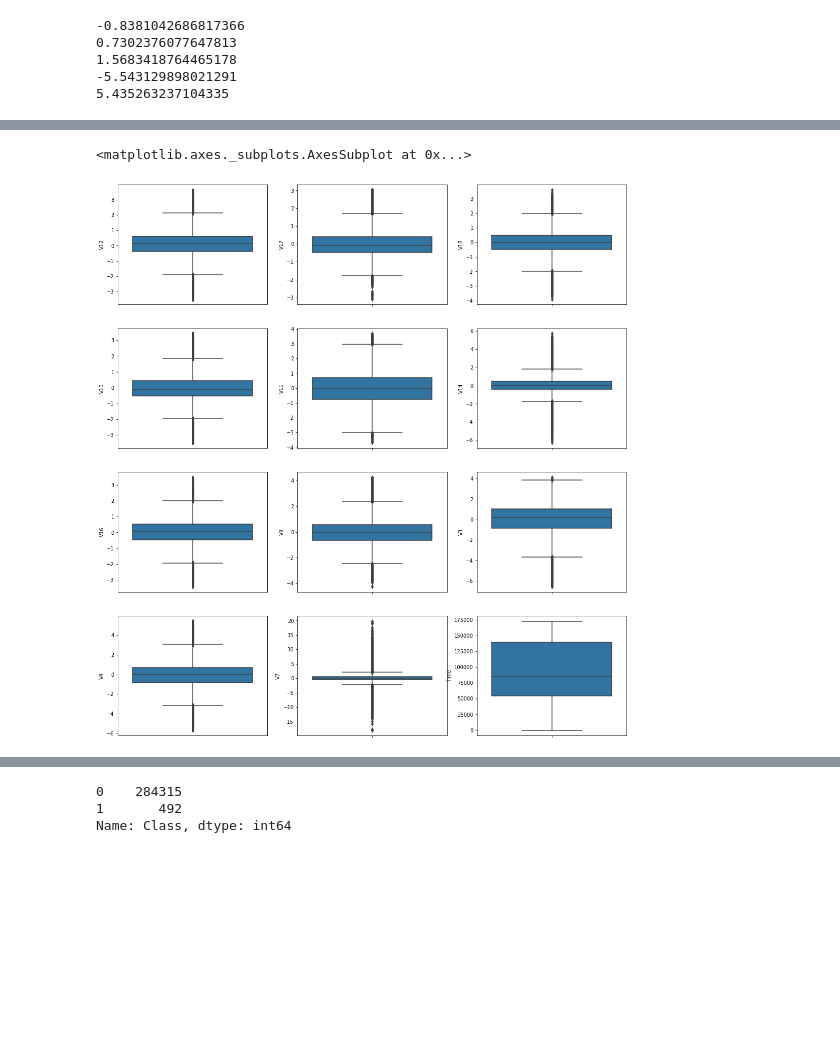
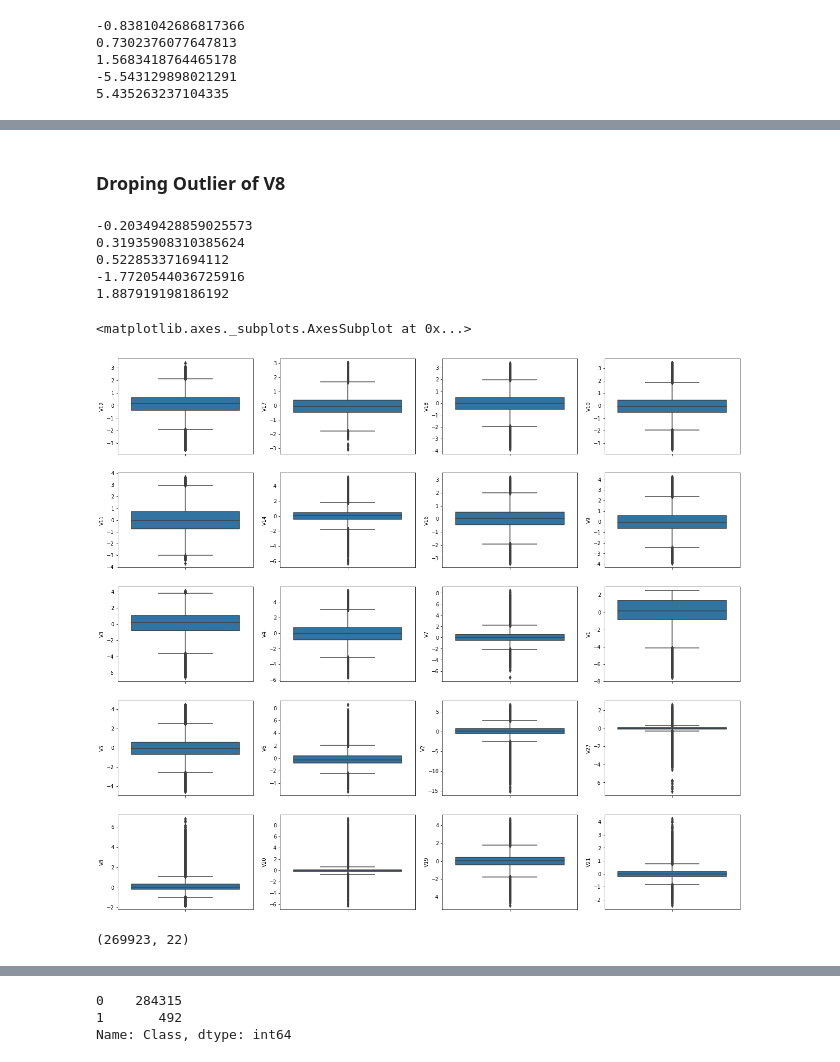
Before and after one commit to Learnlearningplatform/Credit_Card_Fraud_Detection, a Jupyter notebook: Updated_fraud_dect.ipynb, the cells around one changed output, grey strips where cells are left out. Saved outputs shown, nothing was run; the diff lists cells and outputs as text; code cells hidden in the pictures; blank space fills up the shorter version.

```diff
--- a/Updated_fraud_dect.ipynb
+++ b/Updated_fraud_dect.ipynb
@@ -414,20 +444,56 @@ df1.shape
+# %%
+df1.drop(df1[df1['V5']<lb].index,axis=0,inplace=True)
+# %%
+df1.drop(df1[df1['V5']>ub].index,axis=0,inplace=True)
+# %% [markdown]
+### Droping Outlier of V8
+# %%
+quantile1, quantile3= np.percentile(df1['V8'],[25,75])
+print(quantile1)
+print(quantile3)
+iqr=quantile3-quantile1
+print(iqr)
+lb=quantile1-(3*iqr)
+ub=quantile3+(3*iqr)
+print(lb)
+print(ub)
+# %% [output]
+-0.20349428859025573
+0.31935908310385624
+0.522853371694112
+-1.7720544036725916
+1.887919198186192
+# %%
+df1.drop(df1[df1['V8']<lb].index,axis=0,inplace=True)
 # %%
-fig,ax=plt.subplots(nrows=4,ncols=3,figsize=(18,20))
+fig,ax=plt.subplots(nrows=5,ncols=4,figsize=(22,20))
 sns.boxplot(data=df1,y='V12',ax=ax[0][0])
 sns.boxplot(data=df1,y='V17',ax=ax[0][1])
 sns.boxplot(data=df1,y='V18',ax=ax[0][2])
-sns.boxplot(data=df1,y='V10',ax=ax[1][0])
-sns.boxplot(data=df1,y='V11',ax=ax[1][1])
-sns.boxplot(data=df1,y='V14',ax=ax[1][2])
-sns.boxplot(data=df1,y='V16',ax=ax[2][0])
-sns.boxplot(data=df1,y='V9',ax=ax[2][1])
-sns.boxplot(data=df1,y='V3',ax=ax[2][2])
-sns.boxplot(data=df1,y='V4',ax=ax[3][0])
-sns.boxplot(data=df1,y='V7',ax=ax[3][1])
-sns.boxplot(data=df1,y='Time',ax=ax[3][2])
+sns.boxplot(data=df1,y='V10',ax=ax[0][3])
+sns.boxplot(data=df1,y='V11',ax=ax[1][0])
+sns.boxplot(data=df1,y='V14',ax=ax[1][1])
+sns.boxplot(data=df1,y='V16',ax=ax[1][2])
+sns.boxplot(data=df1,y='V9',ax=ax[1][3])
+sns.boxplot(data=df1,y='V3',ax=ax[2][0])
+sns.boxplot(data=df1,y='V4',ax=ax[2][1])
+sns.boxplot(data=df1,y='V7',ax=ax[2][2])
+sns.boxplot(data=df1,y='V1',ax=ax[2][3])
+sns.boxplot(data=df1,y='V5',ax=ax[3][0])
+sns.boxplot(data=df1,y='V6',ax=ax[3][1])
+sns.boxplot(data=df1,y='V2',ax=ax[3][2])
+sns.boxplot(data=df1,y='V27',ax=ax[3][3])
+sns.boxplot(data=df1,y='V8',ax=ax[4][0])
+sns.boxplot(data=df1,y='V20',ax=ax[4][1])
+sns.boxplot(data=df1,y='V19',ax=ax[4][2])
+sns.boxplot(data=df1,y='V21',ax=ax[4][3])
 # %% [output]
 <matplotlib.axes._subplots.AxesSubplot at 0x...>
-[figure, old version]
+[figure, new version]
+# %%
+df1.shape
+# %% [output]
+(269923, 22)
 # %%
 df1['Class'].value_counts()
 # %% [output]
```
Also changed, not shown: parts of 54 cells of this notebook.
